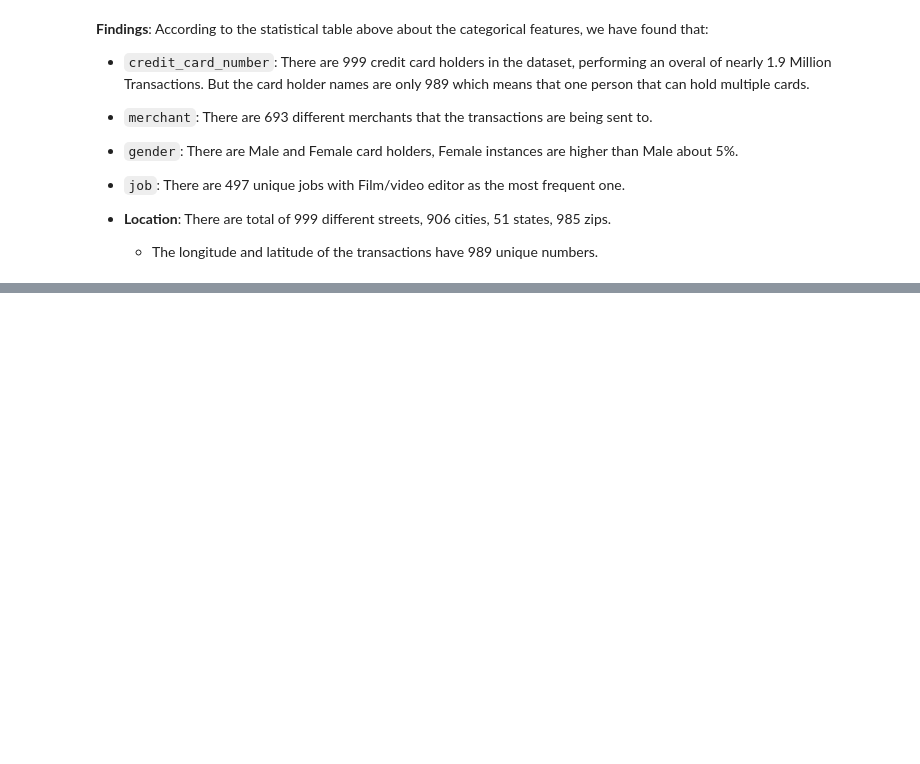
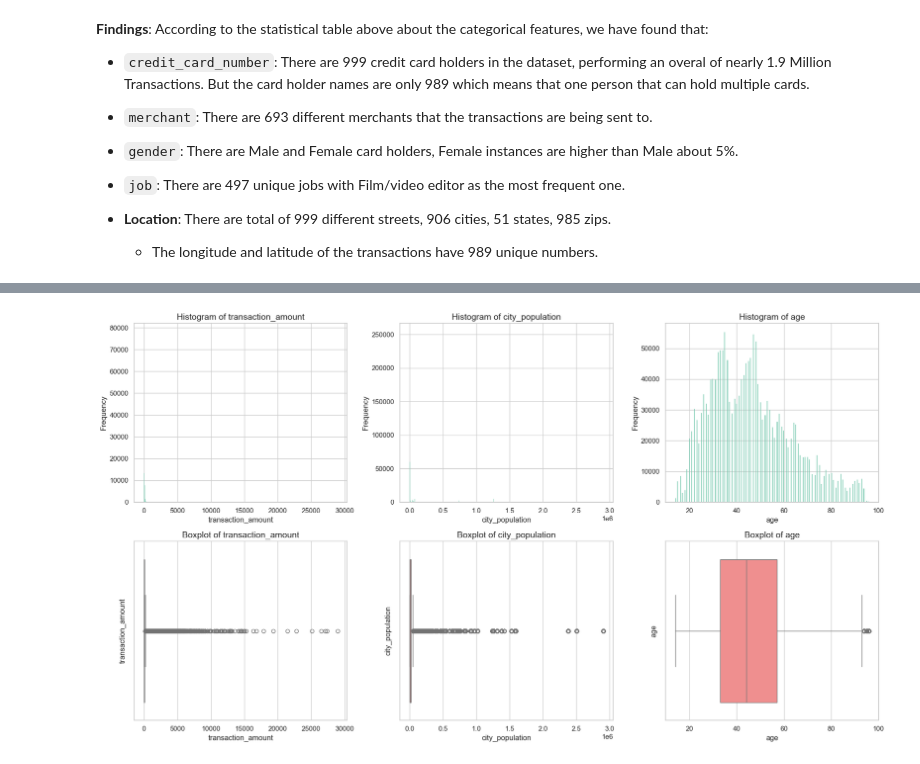
Before and after one commit to Youhorng/credit_card_fraud_prediction, a Jupyter notebook: notebooks/exploratory_data_analysis.ipynb, the cells around one changed output, grey strips where cells are left out. Cells and saved outputs as stored; diff of their text form; code cells hidden in the pictures; blank space fills up the shorter version.

```diff
--- a/notebooks/exploratory_data_analysis.ipynb
+++ b/notebooks/exploratory_data_analysis.ipynb
@@ -276,0 +295,26 @@ df.describe(include=["object"]).T
+# %%
+# Plot the distribution of numerical features
+numerical_features = ["transaction_amount", "city_population", "age"]
+
+fig, axes = plt.subplots(nrows=2, ncols=3, figsize=(18, 10))
+
+for idx, feature in enumerate(numerical_features):
+    # Column index (0, 1, 2)
+    col = idx
+
+    # Histogram on the first row
+    sns.histplot(df[feature], ax=axes[0, col], color="#66c2a5")
+    axes[0, col].set_title(f"Histogram of {feature}", fontsize=14)
+    axes[0, col].set_xlabel(feature)
+    axes[0, col].set_ylabel("Frequency")
+
+    # Boxplot on the second row
+    sns.boxplot(x=df[feature], ax=axes[1, col], color="#FF7F7F", orient="h")
+    axes[1, col].set_title(f"Boxplot of {feature}", fontsize=14)
+    axes[1, col].set_xlabel(feature)
+    axes[1, col].set_ylabel(feature)
+
+plt.tight_layout()
+plt.show()
+# %% [output]
+[figure, added]
```
Also changed, not shown: parts of 2 cells of this notebook.
